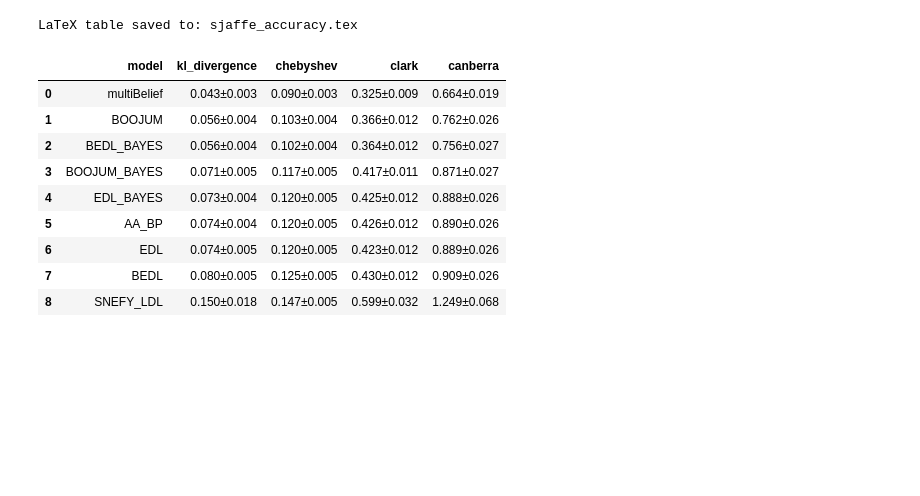
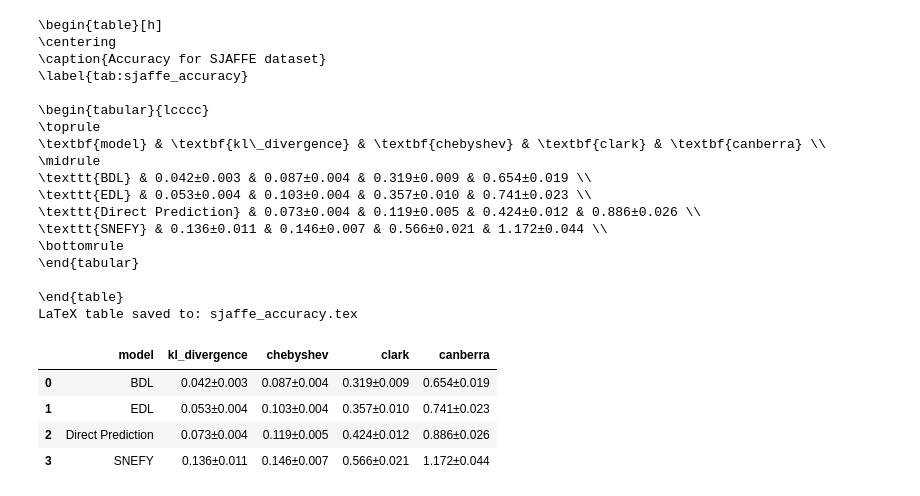
Before and after one commit to DuncanCSt/PyLDL, a Jupyter notebook: bedl_experiments/comparisons.ipynb, the cells around one changed output. Cells and saved outputs as stored; diff of their text form; code cells hidden in the pictures; blank space fills up the shorter version.

```diff
--- a/bedl_experiments/comparisons.ipynb
+++ b/bedl_experiments/comparisons.ipynb
@@ -98,27 +373,41 @@ def compact_metrics(df):
 # %%
 models = ['multiBelief', 'EDL', 'BEDL', 'EDL_BAYES', 'BEDL_BAYES',
           'BOOJUM', 'BOOJUM_BAYES', 'AA_BP', 'SNEFY_LDL']
+models = ['EDL', 'BEDL', 'AA_BP', 'SNEFY_LDL']
 datasets = ['SJAFFE']
 metrics = ['kl_divergence', 'chebyshev', 'clark', 'canberra']
 combined_results = combine_metrics(models, datasets, metrics, compact=True)
 combined_results.drop(columns=['dataset'], inplace=True)
+combined_results['model'] = combined_results['model'].replace('BEDL', 'BDL').replace('AA_BP', 'Direct Prediction').replace('SNEFY_LDL', 'SNEFY')
 
 dataframe_to_latex_table(df=combined_results, output_file='sjaffe_accuracy.tex',
                          caption='Accuracy for SJAFFE dataset', label='tab:sjaffe_accuracy'
                          )
 combined_results
 # %% [output]
+\begin{table}[h]
+\centering
+\caption{Accuracy for SJAFFE dataset}
+\label{tab:sjaffe_accuracy}
+
+\begin{tabular}{lcccc}
+\toprule
+\textbf{model} & \textbf{kl\_divergence} & \textbf{chebyshev} & \textbf{clark} & \textbf{canberra} \\
+\midrule
+\texttt{BDL} & 0.042±0.003 & 0.087±0.004 & 0.319±0.009 & 0.654±0.019 \\
+\texttt{EDL} & 0.053±0.004 & 0.103±0.004 & 0.357±0.010 & 0.741±0.023 \\
+\texttt{Direct Prediction} & 0.073±0.004 & 0.119±0.005 & 0.424±0.012 & 0.886±0.026 \\
+\texttt{SNEFY} & 0.136±0.011 & 0.146±0.007 & 0.566±0.021 & 1.172±0.044 \\
+\bottomrule
+\end{tabular}
+
+\end{table}
 LaTeX table saved to: sjaffe_accuracy.tex
 |  | model | kl_divergence | chebyshev | clark | canberra |
-| 0 | multiBelief | 0.043±0.003 | 0.090±0.003 | 0.325±0.009 | 0.664±0.019 |
-| 1 | BOOJUM | 0.056±0.004 | 0.103±0.004 | 0.366±0.012 | 0.762±0.026 |
-| 2 | BEDL_BAYES | 0.056±0.004 | 0.102±0.004 | 0.364±0.012 | 0.756±0.027 |
-| 3 | BOOJUM_BAYES | 0.071±0.005 | 0.117±0.005 | 0.417±0.011 | 0.871±0.027 |
-| 4 | EDL_BAYES | 0.073±0.004 | 0.120±0.005 | 0.425±0.012 | 0.888±0.026 |
-| 5 | AA_BP | 0.074±0.004 | 0.120±0.005 | 0.426±0.012 | 0.890±0.026 |
-| 6 | EDL | 0.074±0.005 | 0.120±0.005 | 0.423±0.012 | 0.889±0.026 |
-| 7 | BEDL | 0.080±0.005 | 0.125±0.005 | 0.430±0.012 | 0.909±0.026 |
-| 8 | SNEFY_LDL | 0.150±0.018 | 0.147±0.005 | 0.599±0.032 | 1.249±0.068 |
+| 0 | BDL | 0.042±0.003 | 0.087±0.004 | 0.319±0.009 | 0.654±0.019 |
+| 1 | EDL | 0.053±0.004 | 0.103±0.004 | 0.357±0.010 | 0.741±0.023 |
+| 2 | Direct Prediction | 0.073±0.004 | 0.119±0.005 | 0.424±0.012 | 0.886±0.026 |
+| 3 | SNEFY | 0.136±0.011 | 0.146±0.007 | 0.566±0.021 | 1.172±0.044 |
 # %%
 combined_results = combine_metrics(models, datasets, ['kl_divergence', 'per_label_fsc'], compact=True)
 combined_results.drop(columns=['kl_divergence'], inplace=True)
```
Also changed, not shown: parts of 13 cells of this notebook, 4 other files.
